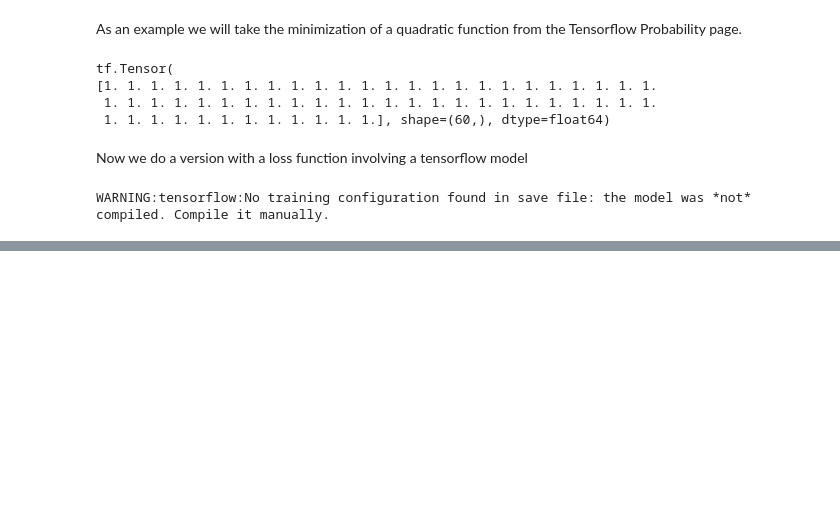
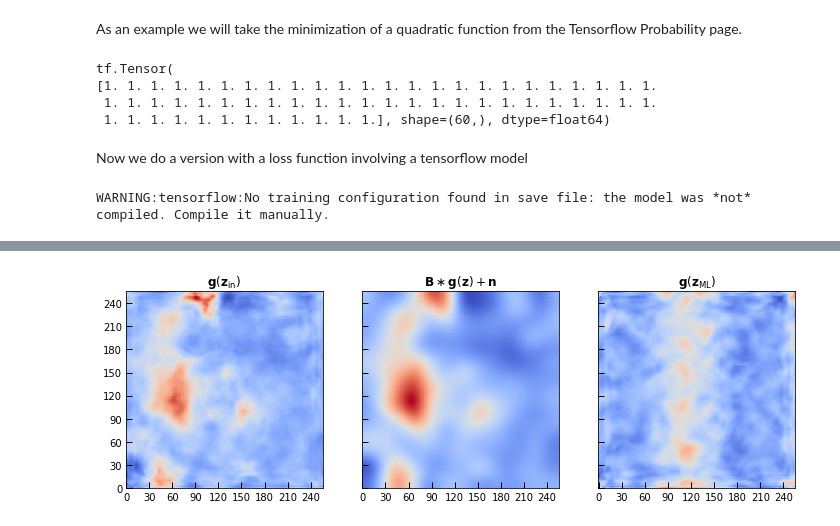
Before and after one commit to b-thorne/began, a Jupyter notebook: notebooks/tfp-minimization.ipynb, the cells around one changed output, grey strips where cells are left out. Drawn from its saved outputs; the diff is of its cells as text; code cells hidden in the pictures; blank space fills up the shorter version.

```diff
--- a/notebooks/tfp-minimization.ipynb
+++ b/notebooks/tfp-minimization.ipynb
@@ -157,0 +136,10 @@ ax.plot(np.linspace(-2, 2), np.linspace(-2, 2))
+# %%
+gen_smo_prediction = gen(opt.position)
+# %%
+fig, axes = mplot(np.concatenate((ma[..., 0], ma_smo[None, ...], gen_smo_prediction[..., 0])))
+titles = [r"$\mathbf{g}(\mathbf{z_{\rm in}})$", r"$\mathbf{B} \ast \mathbf{g}(\mathbf{z}) + \mathbf{n}$", r"$\mathbf{g}(\mathbf{z}_{\rm ML})$"]
+for ax, title in zip(axes, titles):
+    ax.set_title(title)
+fig.savefig("plots/hyper-res-rec-g.pdf")
+# %% [output]
+[figure, added]
```
Also changed, not shown: parts of 28 cells of this notebook, 1 other file.
